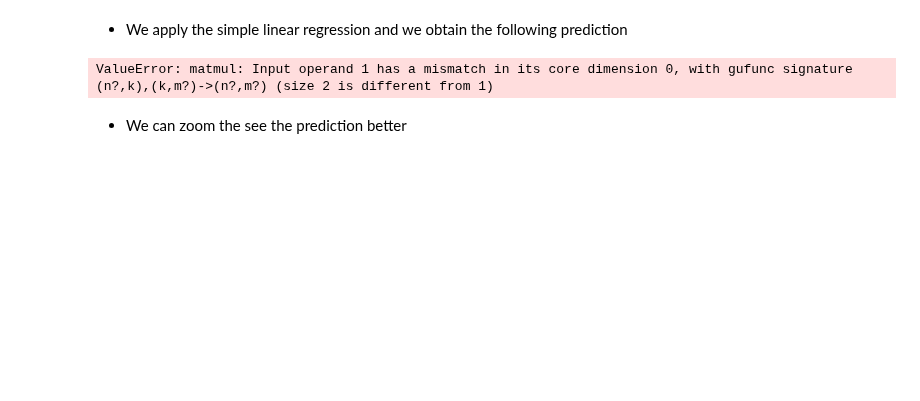
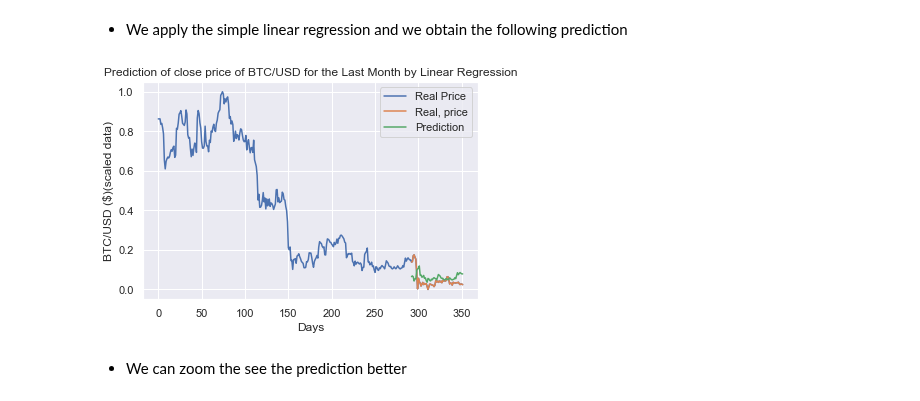
Before and after one commit to MohamedKeteb/Crypto_project, a Jupyter notebook: Bitcoin_pred.ipynb, the cells around one changed output. Saved outputs shown, nothing was run; the diff lists cells and outputs as text; code cells hidden in the pictures; blank space fills up the shorter version.

```diff
--- a/Bitcoin_pred.ipynb
+++ b/Bitcoin_pred.ipynb
@@ -143,11 +141,11 @@ NameError: name 'data_preprocess' is not defined
 - We apply the simple linear regression and we obtain the following prediction
 # %%
 
-regression_matrix, future_price, r2 = apply_linear_regression(scaled_data, prediction_time, price, target, regressor)
+regression_matrix, future_price, simple_r2 = apply_linear_regression(scaled_data, prediction_time, price, target, regressor)
 
 visualize_linear_reg(regression_matrix, scaled_data)
 # %% [output]
-ValueError: matmul: Input operand 1 has a mismatch in its core dimension 0, with gufunc signature (n?,k),(k,m?)->(n?,m?) (size 2 is different from 1)
+[figure, added]
 # %% [markdown]
 - We can zoom the see the prediction better
 # %%
```
Also changed, not shown: parts of 21 cells of this notebook.
